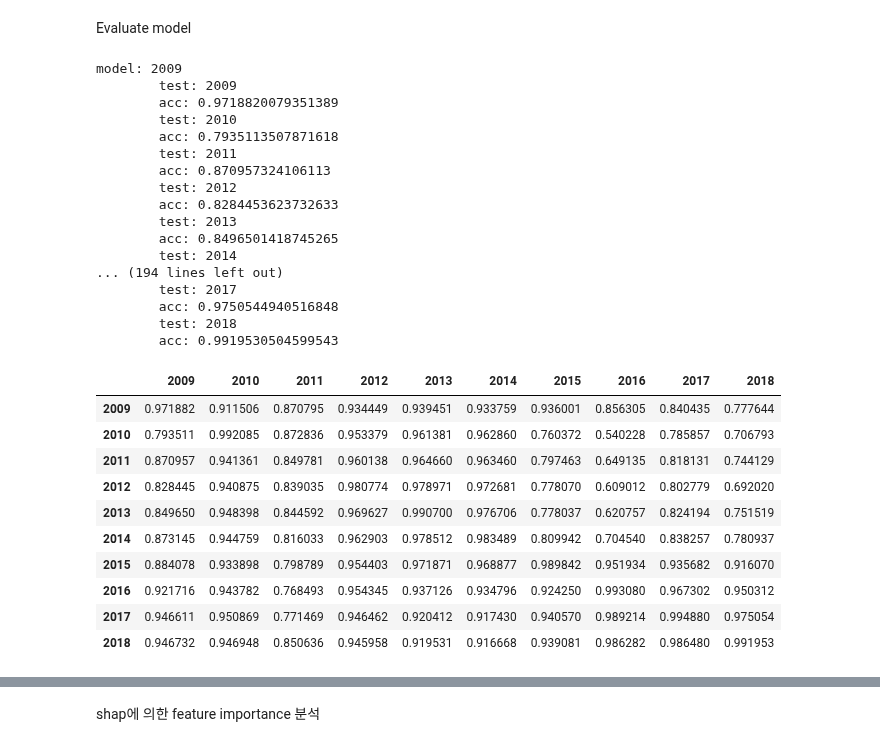
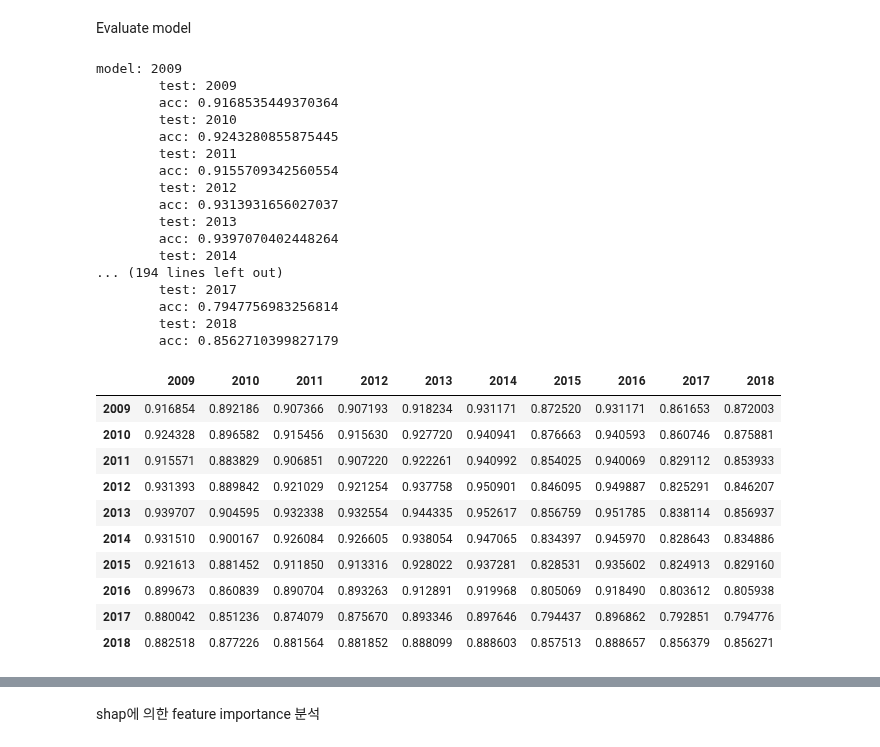
Before and after one commit to dolmani38/drift, a Jupyter notebook: real_data_drift_test_0919.ipynb, the cells around one changed output, grey strips where cells are left out. Saved outputs shown, nothing was run; the diff lists cells and outputs as text; code cells hidden in the pictures.

```diff
--- a/real_data_drift_test_0919.ipynb
+++ b/real_data_drift_test_0919.ipynb
@@ -727,3 +727,5 @@ scaler = MinMaxScaler()
 def get_one_hot(targets, nb_classes):
     res = np.eye(nb_classes)[np.array(targets).reshape(-1)]
     return res.reshape(list(targets.shape)+[nb_classes])
+# %%
+MODEL_TYPE = 'RF'  ## RF / DL
@@ -730,7 +734,7 @@ def get_one_hot(targets, nb_classes):
 # %%
 import os.path
 
-def build_model(year,x,y,epochs=5):
+def build_model_dl(year,x,y,epochs=5):
     #X_train, X_test, y_train, y_test = train_test_split(X[year], Y[year], test_size=0.2, random_state=42)
     X_train= scaler.fit_transform(x)
     #X_test = scaler.transform(X_test)
@@ -763,3 +769,12 @@ def build_model(year,x,y,epochs=5):
+# %%
+from sklearn.ensemble import RandomForestClassifier
+
+def build_model_rf(year,x,y,epochs=5):
+    X_train= scaler.fit_transform(x)
+    y_train = y #get_one_hot(y,2)
+    model = RandomForestClassifier(n_estimators=80,max_depth=5)
+    model.fit(x,y)
+    return model
 # %%
 %rm -f /content/drive/MyDrive/Drift/model/checkpoint
 
@@ -767,6 +782,9 @@ for year in range(2009,2019):
     # building the model
     print(str(year) + '년도 학습 ======================================')
     epochs = 100 #(100 if year==2009 else 5)
-    ML[year] = build_model(year,X[year],Y[year],epochs=epochs)
+    if MODEL_TYPE =='DL':
+        ML[year] = build_model_dl(year,X[year],Y[year],epochs=epochs)
+    else:
+        ML[year] = build_model_rf(year,X[year],Y[year],epochs=epochs)
 # %% [output]
 2009년도 학습 ======================================
@@ -797,45 +805,48 @@ mdf = pd.DataFrame(metric,columns=['2009','2010','2011','2012','2013','2014','20
 # %%
 # 2009년 학습으로 2010~2018년까지의 acc 비교
 for model_year in range(2009,2019):
     print('model:',model_year)
     for year in range(2009,2019):
         print('\ttest:',year)
         X_test = scaler.fit_transform(X[year])
-        predictions = (ML[model_year].predict(X_test)[:,1] > 0.5).astype("int32")
+        if MODEL_TYPE =='DL':
+            predictions = (ML[model_year].predict(X_test)[:,1] > 0.5).astype("int32")
+        else:
+            predictions = (ML[model_year].predict(X_test) > 0.5).astype("int32")
         acc = accuracy_score(Y[year], predictions)
         print('\tacc:',acc)
         mdf.iloc[year-2009,model_year-2009] = acc
 
 mdf
 # %% [output]
 model: 2009
         test: 2009
-        acc: 0.9718820079351389
+        acc: 0.9168535449370364
         test: 2010
-        acc: 0.7935113507871618
+        acc: 0.9243280855875445
         test: 2011
-        acc: 0.870957324106113
+        acc: 0.9155709342560554
         test: 2012
-        acc: 0.8284453623732633
+        acc: 0.9313931656027037
         test: 2013
-        acc: 0.8496501418745265
+        acc: 0.9397070402448264
         test: 2014
 ... (194 lines left out)
         test: 2017
-        acc: 0.9750544940516848
+        acc: 0.7947756983256814
         test: 2018
-        acc: 0.9919530504599543
+        acc: 0.8562710399827179
 |  | 2009 | 2010 | 2011 | 2012 | 2013 | 2014 | 2015 | 2016 | 2017 | 2018 |
-| 2009 | 0.971882 | 0.911506 | 0.870795 | 0.934449 | 0.939451 | 0.933759 | 0.936001 | 0.856305 | 0.840435 | 0.777644 |
-| 2010 | 0.793511 | 0.992085 | 0.872836 | 0.953379 | 0.961381 | 0.962860 | 0.760372 | 0.540228 | 0.785857 | 0.706793 |
-| 2011 | 0.870957 | 0.941361 | 0.849781 | 0.960138 | 0.964660 | 0.963460 | 0.797463 | 0.649135 | 0.818131 | 0.744129 |
-| 2012 | 0.828445 | 0.940875 | 0.839035 | 0.980774 | 0.978971 | 0.972681 | 0.778070 | 0.609012 | 0.802779 | 0.692020 |
-| 2013 | 0.849650 | 0.948398 | 0.844592 | 0.969627 | 0.990700 | 0.976706 | 0.778037 | 0.620757 | 0.824194 | 0.751519 |
-| 2014 | 0.873145 | 0.944759 | 0.816033 | 0.962903 | 0.978512 | 0.983489 | 0.809942 | 0.704540 | 0.838257 | 0.780937 |
-| 2015 | 0.884078 | 0.933898 | 0.798789 | 0.954403 | 0.971871 | 0.968877 | 0.989842 | 0.951934 | 0.935682 | 0.916070 |
-| 2016 | 0.921716 | 0.943782 | 0.768493 | 0.954345 | 0.937126 | 0.934796 | 0.924250 | 0.993080 | 0.967302 | 0.950312 |
-| 2017 | 0.946611 | 0.950869 | 0.771469 | 0.946462 | 0.920412 | 0.917430 | 0.940570 | 0.989214 | 0.994880 | 0.975054 |
-| 2018 | 0.946732 | 0.946948 | 0.850636 | 0.945958 | 0.919531 | 0.916668 | 0.939081 | 0.986282 | 0.986480 | 0.991953 |
+| 2009 | 0.916854 | 0.892186 | 0.907366 | 0.907193 | 0.918234 | 0.931171 | 0.872520 | 0.931171 | 0.861653 | 0.872003 |
+| 2010 | 0.924328 | 0.896582 | 0.915456 | 0.915630 | 0.927720 | 0.940941 | 0.876663 | 0.940593 | 0.860746 | 0.875881 |
+| 2011 | 0.915571 | 0.883829 | 0.906851 | 0.907220 | 0.922261 | 0.940992 | 0.854025 | 0.940069 | 0.829112 | 0.853933 |
+| 2012 | 0.931393 | 0.889842 | 0.921029 | 0.921254 | 0.937758 | 0.950901 | 0.846095 | 0.949887 | 0.825291 | 0.846207 |
+| 2013 | 0.939707 | 0.904595 | 0.932338 | 0.932554 | 0.944335 | 0.952617 | 0.856759 | 0.951785 | 0.838114 | 0.856937 |
+| 2014 | 0.931510 | 0.900167 | 0.926084 | 0.926605 | 0.938054 | 0.947065 | 0.834397 | 0.945970 | 0.828643 | 0.834886 |
+| 2015 | 0.921613 | 0.881452 | 0.911850 | 0.913316 | 0.928022 | 0.937281 | 0.828531 | 0.935602 | 0.824913 | 0.829160 |
+| 2016 | 0.899673 | 0.860839 | 0.890704 | 0.893263 | 0.912891 | 0.919968 | 0.805069 | 0.918490 | 0.803612 | 0.805938 |
+| 2017 | 0.880042 | 0.851236 | 0.874079 | 0.875670 | 0.893346 | 0.897646 | 0.794437 | 0.896862 | 0.792851 | 0.794776 |
+| 2018 | 0.882518 | 0.877226 | 0.881564 | 0.881852 | 0.888099 | 0.888603 | 0.857513 | 0.888657 | 0.856379 | 0.856271 |
 # %%
 plt.figure(figsize=(12,10))
 mask = np.zeros_like(mdf)
```
Also changed, not shown: parts of 13 cells of this notebook.
